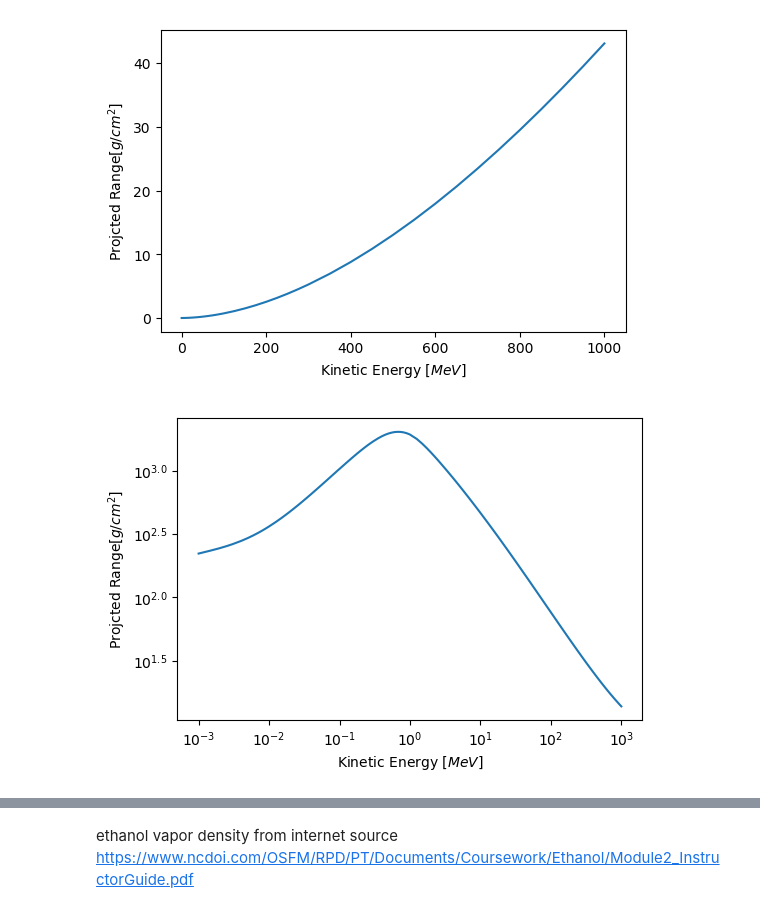
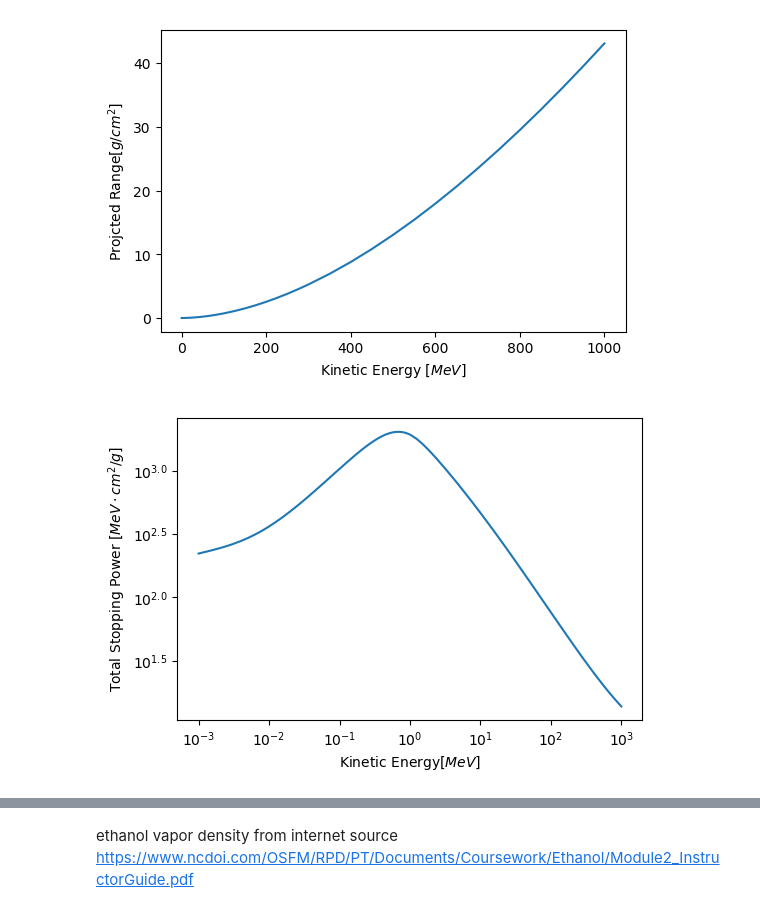
Before and after one commit to EigenSolver/Advanced-Laboratory, a Jupyter notebook: Experiment4/Cloud Chamber.ipynb, the cells around one changed output, grey strips where cells are left out. Cells and saved outputs as stored; diff of their text form; code cells hidden in the pictures.

```diff
--- a/Experiment4/Cloud Chamber.ipynb
+++ b/Experiment4/Cloud Chamber.ipynb
@@ -168,11 +181,11 @@ plt.show()
 # %%
 fig,ax=plt.subplots()
 fig.set_dpi(100)
 plt.plot(np.log10(ASTAR_data.Kinetic_Energy),np.log10(ASTAR_data.Total_Stp_Pow))
-plt.xlabel(r"Kinetic Energy [$MeV$]")
-plt.ylabel(r"Projcted Range$[g/cm^2]$")
+plt.ylabel(r"Total Stopping Power [$MeV\cdot cm^2/g$]")
+plt.xlabel(r"Kinetic Energy$[MeV]$")
 plt.xticks(np.arange(-3,4),np.vectorize(lambda x: r"$10^{"+str(x)+"}$")(np.arange(-3,4)))
 plt.yticks(np.arange(1.5,3.3,0.5),np.vectorize(lambda x: r"$10^{"+str(x)+"}$")(np.arange(1.5,3.3,0.5)))
 plt.show()
 # %% [output]
-[figure, old version]
+[figure, new version]
```
Also changed, not shown: parts of 10 cells of this notebook, 1 other file.
